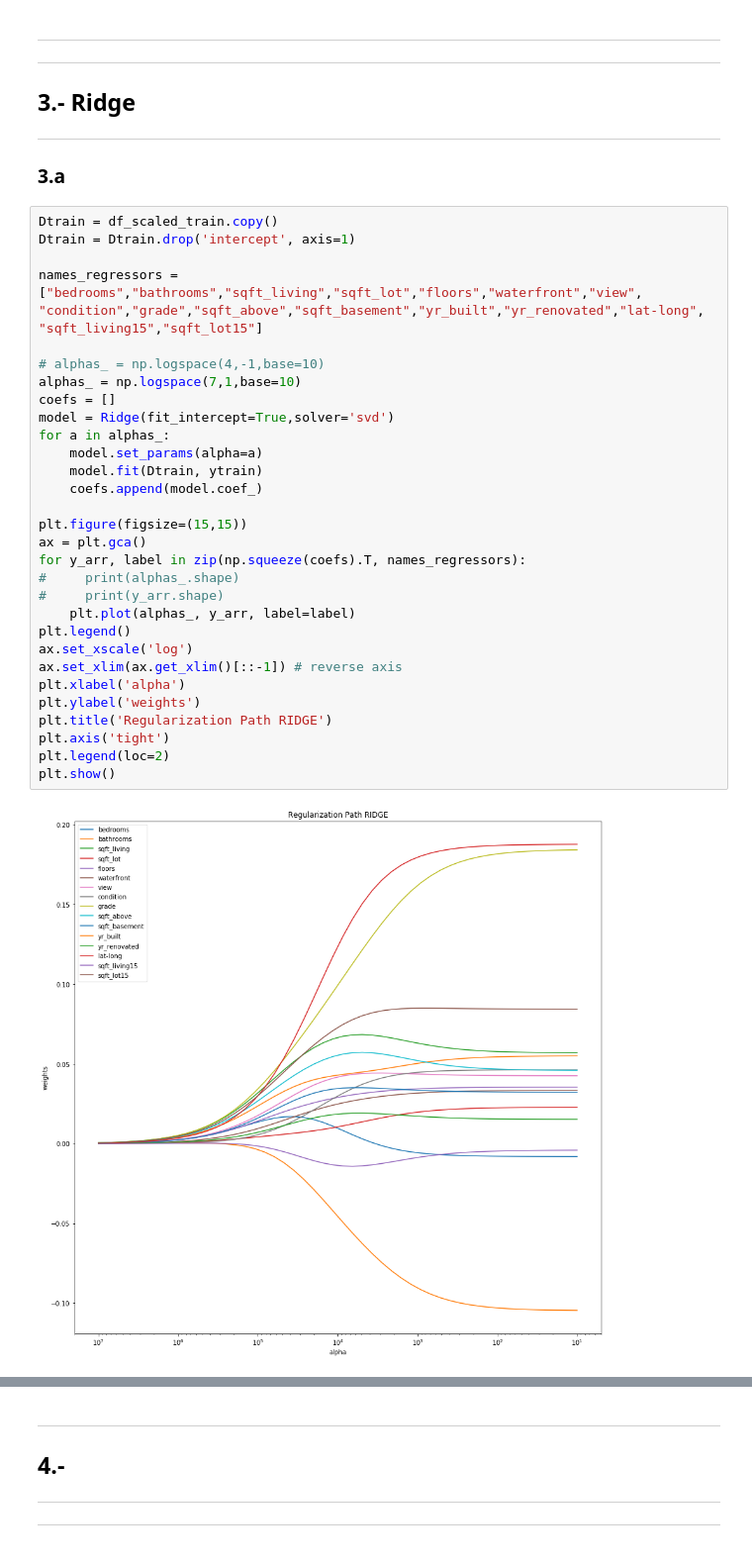
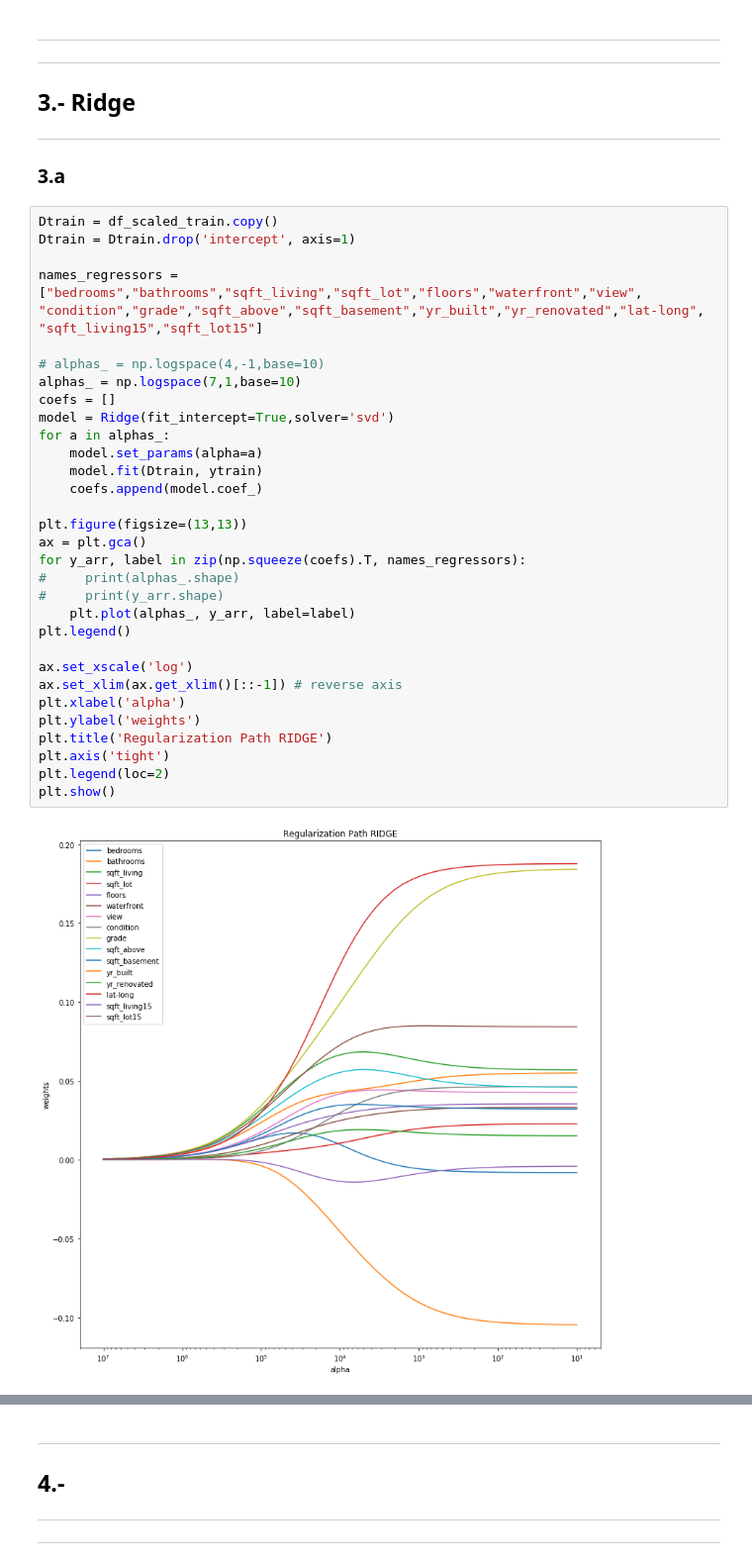
Before and after one commit to vlizanae/INF393, a Jupyter notebook: tarea-1/tarea-1.ipynb, the cells around one changed output, grey strips where cells are left out. Shown at 99% size. Cells and saved outputs as stored; diff of their text form.

```diff
--- a/tarea-1/tarea-1.ipynb
+++ b/tarea-1/tarea-1.ipynb
@@ -483,35 +612,36 @@ Dtrain = df_scaled_train.copy()
 Dtrain = Dtrain.drop('intercept', axis=1)
 
 names_regressors = ["bedrooms","bathrooms","sqft_living","sqft_lot","floors","waterfront","view",
 "condition","grade","sqft_above","sqft_basement","yr_built","yr_renovated","lat-long",
 "sqft_living15","sqft_lot15"]
 
 # alphas_ = np.logspace(4,-1,base=10)
 alphas_ = np.logspace(7,1,base=10)
 coefs = []
 model = Ridge(fit_intercept=True,solver='svd')
 for a in alphas_:
     model.set_params(alpha=a)
     model.fit(Dtrain, ytrain)
     coefs.append(model.coef_)
 
-plt.figure(figsize=(15,15))
+plt.figure(figsize=(13,13))
 ax = plt.gca()
 for y_arr, label in zip(np.squeeze(coefs).T, names_regressors):
 #     print(alphas_.shape)
 #     print(y_arr.shape)
     plt.plot(alphas_, y_arr, label=label)
 plt.legend()
+
 ax.set_xscale('log')
 ax.set_xlim(ax.get_xlim()[::-1]) # reverse axis
 plt.xlabel('alpha')
 plt.ylabel('weights')
 plt.title('Regularization Path RIDGE')
 plt.axis('tight')
 plt.legend(loc=2)
 plt.show()
 # %% [output]
-[figure, old version]
+[figure, new version]
 # %%
 alphas_ = np.logspace(0,-3,base=10)
 coefs = []
```
Also changed, not shown: parts of 29 cells of this notebook, 29 other files.
